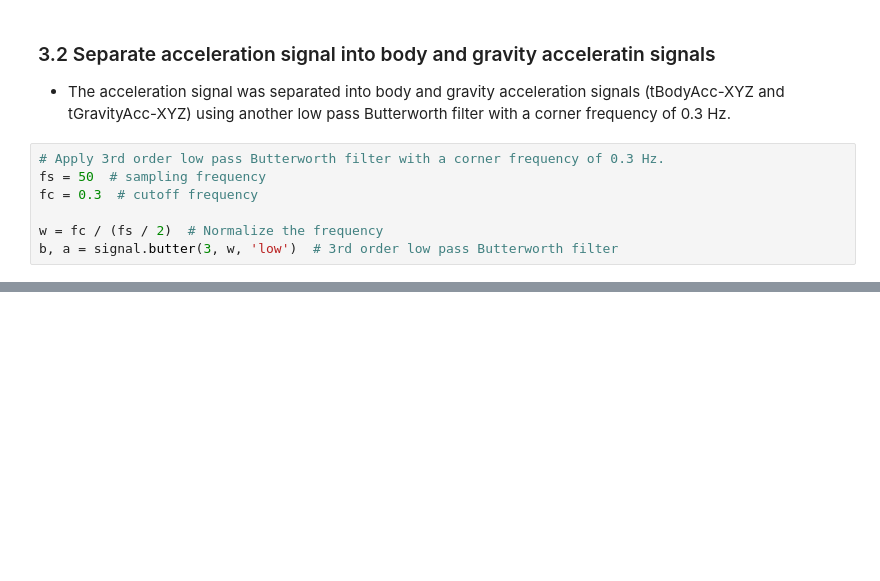
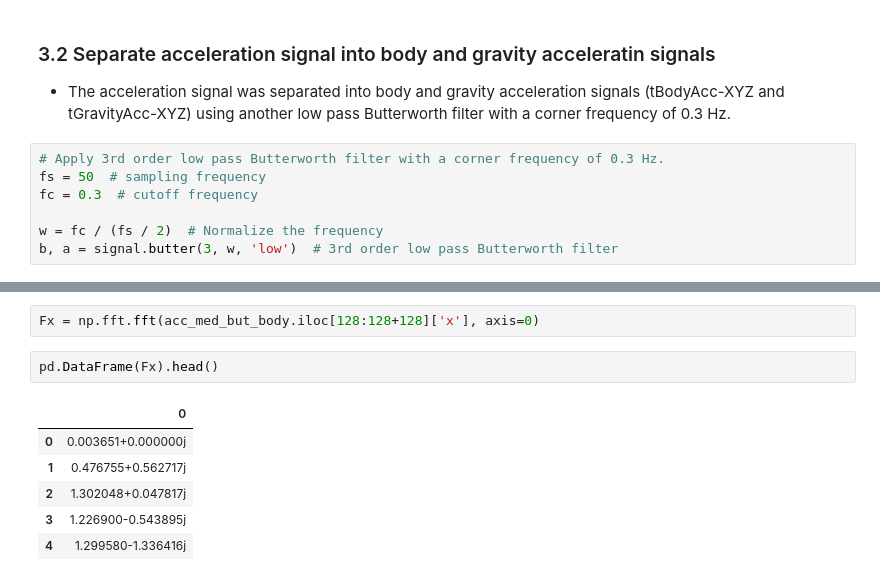
Before and after one commit to takumiw/Deep-Learning-for-Human-Activity-Recognition, a Jupyter notebook: notebooks/plot_raw_data.ipynb, the cells around one changed output, grey strips where cells are left out. Drawn from its saved outputs; the diff is of its cells as text; blank space fills up the shorter version.

```diff
--- a/notebooks/plot_raw_data.ipynb
+++ b/notebooks/plot_raw_data.ipynb
@@ -263,0 +326,11 @@ acc_exp01_user01_med_but_body_mag = np.sqrt(df)
+# %%
+Fx = np.fft.fft(acc_med_but_body.iloc[128:128+128]['x'], axis=0)
+# %%
+pd.DataFrame(Fx).head()
+# %% [output]
+|  | 0 |
+| 0 | 0.003651+0.000000j |
+| 1 | 0.476755+0.562717j |
+| 2 | 1.302048+0.047817j |
+| 3 | 1.226900-0.543895j |
+| 4 | 1.299580-1.336416j |
```
Also changed, not shown: parts of 24 cells of this notebook.
